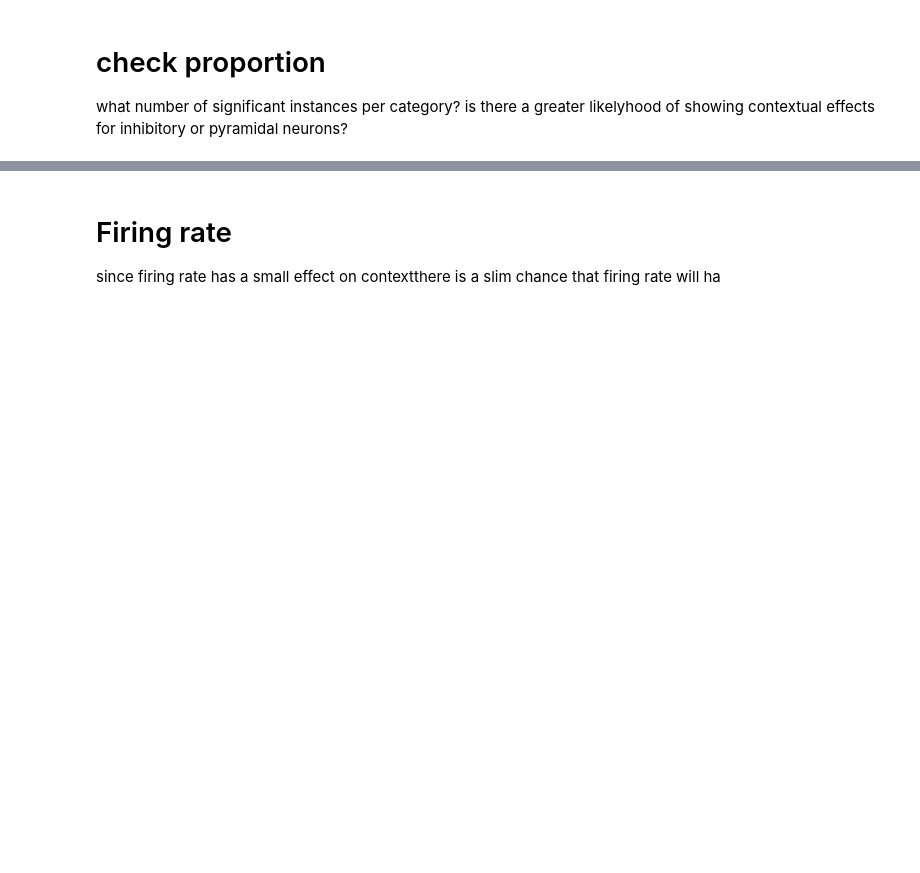
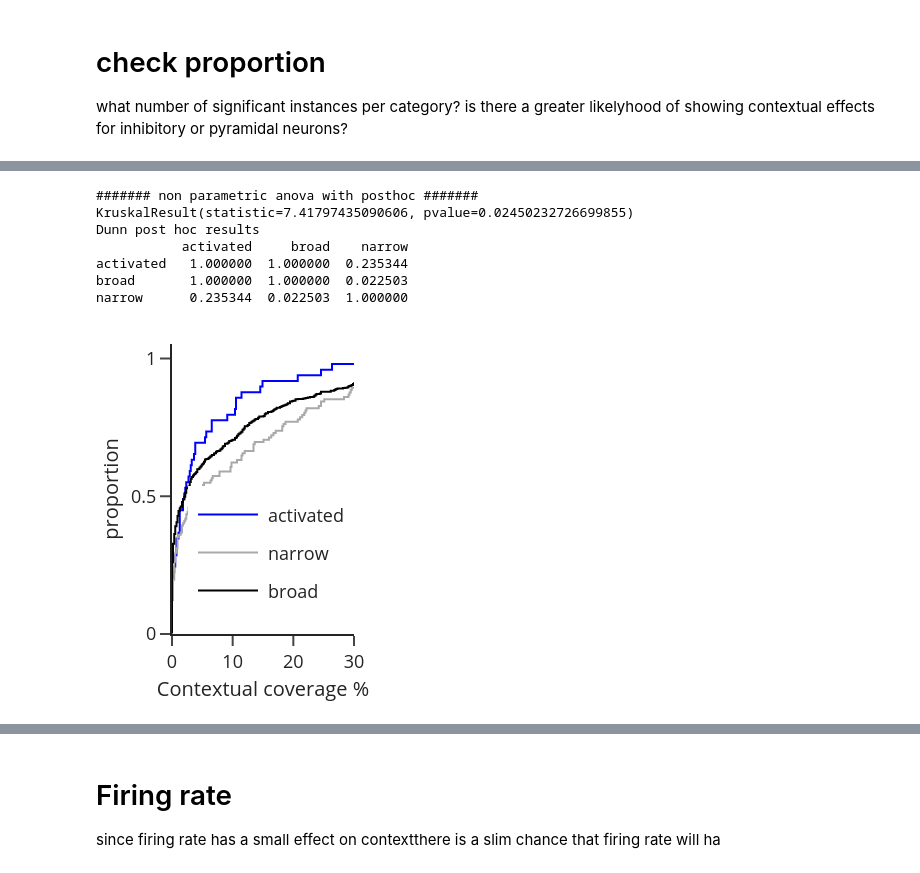
Before and after one commit to Mateo-Lopez-Espejo/context_probe_analysis, a Jupyter notebook: notebooks/220816_cell_type_ctx_modulation.ipynb, the cells around one changed output, grey strips where cells are left out. Cells and saved outputs as stored; diff of their text form; code cells hidden in the pictures; blank space fills up the shorter version.

```diff
--- a/notebooks/220816_cell_type_ctx_modulation.ipynb
+++ b/notebooks/220816_cell_type_ctx_modulation.ipynb
@@ -1592,0 +1540,62 @@ Image(img_bytes)
+# %%
+coverage_prop = toregress.query(
+    "triple in ['activated', 'narrow', 'broad'] "
+    "and metric == 'integral' "
+    "and stim_count in [10]" # only select this subsets as is the one containing the optotagged neurons
+).groupby(
+    ['triple','id'], observed=True
+).agg(
+    coverage=('significant', lambda x: sum(x) / len(x) * 100),
+    count=('significant', 'count')
+).reset_index()
+
+# midpoint statistics
+# print("\n####### all pairwise ranksum #######")
+# _ = all_pairwise_comparison(coverage_prop, 'triple', 'coverage', sst.ranksums)
+
+print("\n####### non parametric anova with posthoc #######")
+_ = kruskal_with_posthoc(coverage_prop, 'triple', 'coverage')
+
+
+fig = px.ecdf(coverage_prop,
+              x='coverage', color='triple',
+              color_discrete_map={'activated': HardBlue, 'narrow': 'darkgray', 'broad': 'black'},
+              category_orders={'triple': ['activated', 'narrow', 'broad'],
+                               },
+              render_mode='svg')
+_ = fig.update_traces(line_width=1)
+
+# formating
+w, h = 1.5, 2
+fig.update_layout(template='simple_white',
+                  width=96 * w, height=96 * h,
+                  margin=dict(t=10, b=10, l=10, r=10),
+                  legend=dict(xanchor='right', x=1,
+                              yanchor='bottom', y=0.05,
+                              font_size=9,
+                              title=dict(text='')),
+                  xaxis=dict(matches=None, autorange=False,
+                             range=[0,30],
+                             title=dict(text='Contextual coverage %')),
+                  yaxis=dict(title=dict(text='proportion', font_size=10, standoff=0),
+                             tickfont_size=9),
+
+                  )
+# commong features of both x axes
+fig.update_xaxes(title=dict(font_size=10, standoff=0), tickfont_size=9)
+
+filename = folder / 'fig5_coverag_by_celltype'
+fig.write_image(filename.with_suffix('.png'), scale=4)
+fig.write_image(filename.with_suffix('.svg'))
+
+img_bytes = fig.to_image(format="png", width=96 * w, height=96 * h, scale=2)
+Image(img_bytes)
+# %% [output]
+####### non parametric anova with posthoc #######
+KruskalResult(statistic=7.41797435090606, pvalue=0.02450232726699855)
+Dunn post hoc results
+           activated     broad    narrow
+activated   1.000000  1.000000  0.235344
+broad       1.000000  1.000000  0.022503
+narrow      0.235344  0.022503  1.000000
+[figure, added]
```
Also changed, not shown: parts of 25 cells of this notebook, 2 other files.
